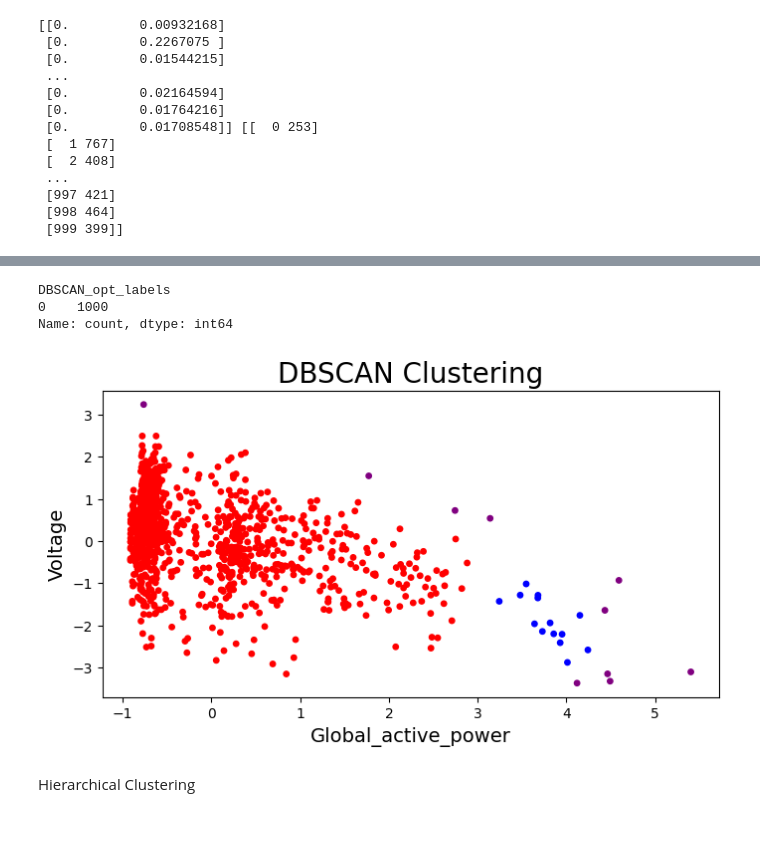
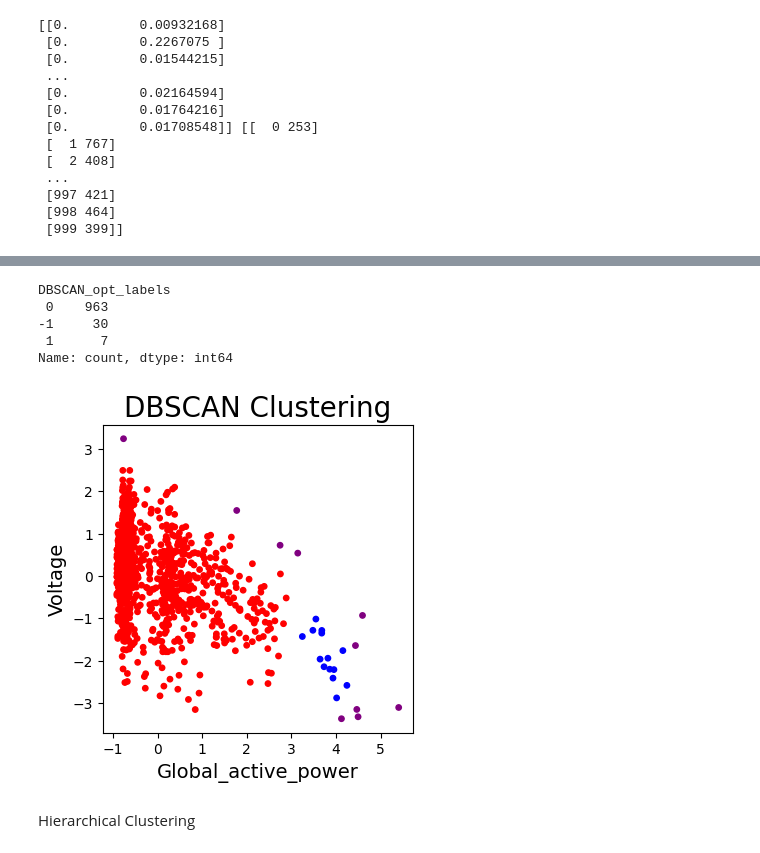
Before and after one commit to Enkhbayasgalan97/CA1-2026163, a Jupyter notebook: CA1.ipynb, the cells around one changed output, grey strips where cells are left out. Drawn from its saved outputs; the diff is of its cells as text; code cells hidden in the pictures.

```diff
--- a/CA1.ipynb
+++ b/CA1.ipynb
@@ -449,7 +487,7 @@ df_sampled.head()
 # %%
 import matplotlib.pyplot as plt
 import matplotlib
-colors = ['purple','red','blue']
+colors = ['purple','red','blue', "purple"]
 plt.figure(figsize = (8, 8))
 plt.scatter(df_sampled["Global_active_power"], df_sampled['Voltage'], c = df_sampled['DBSCAN_labels'], cmap = matplotlib.colors.ListedColormap(colors), s = 15)
 plt.title('DBSCAN Clustering',fontsize = 20)
@@ -492,5 +530,5 @@ plt.show()
 # %%
 from sklearn.cluster import DBSCAN
-dbscan_opt = DBSCAN(eps = 45, min_samples = 3)
+dbscan_opt = DBSCAN(eps = 0.4, min_samples = 6)
 dbscan_opt.fit(df_sampled[["Global_active_power", "Voltage"]])
 # %% [output]
@@ -500,17 +538,19 @@ df_sampled['DBSCAN_opt_labels'] = dbscan_opt.labels_
 df_sampled['DBSCAN_opt_labels'].value_counts()
 # %% [output]
 DBSCAN_opt_labels
-0    1000
+ 0    963
+-1     30
+ 1      7
 Name: count, dtype: int64
 # %%
-plt.figure(figsize = (8, 4))
+plt.figure(figsize = (4, 4))
 plt.scatter(df_sampled["Global_active_power"], df_sampled["Voltage"], c = df_sampled['DBSCAN_labels'], cmap = matplotlib.colors.ListedColormap(colors), s = 15)
 plt.title('DBSCAN Clustering', fontsize = 20)
 plt.xlabel('Global_active_power', fontsize = 14)
 plt.ylabel('Voltage', fontsize = 14)
 plt.show()
 # %% [output]
-[figure, old version]
+[figure, new version]
 # %% [markdown]
 Hierarchical Clustering
 # %%
```
Also changed, not shown: parts of 83 cells of this notebook, 6 other files.
